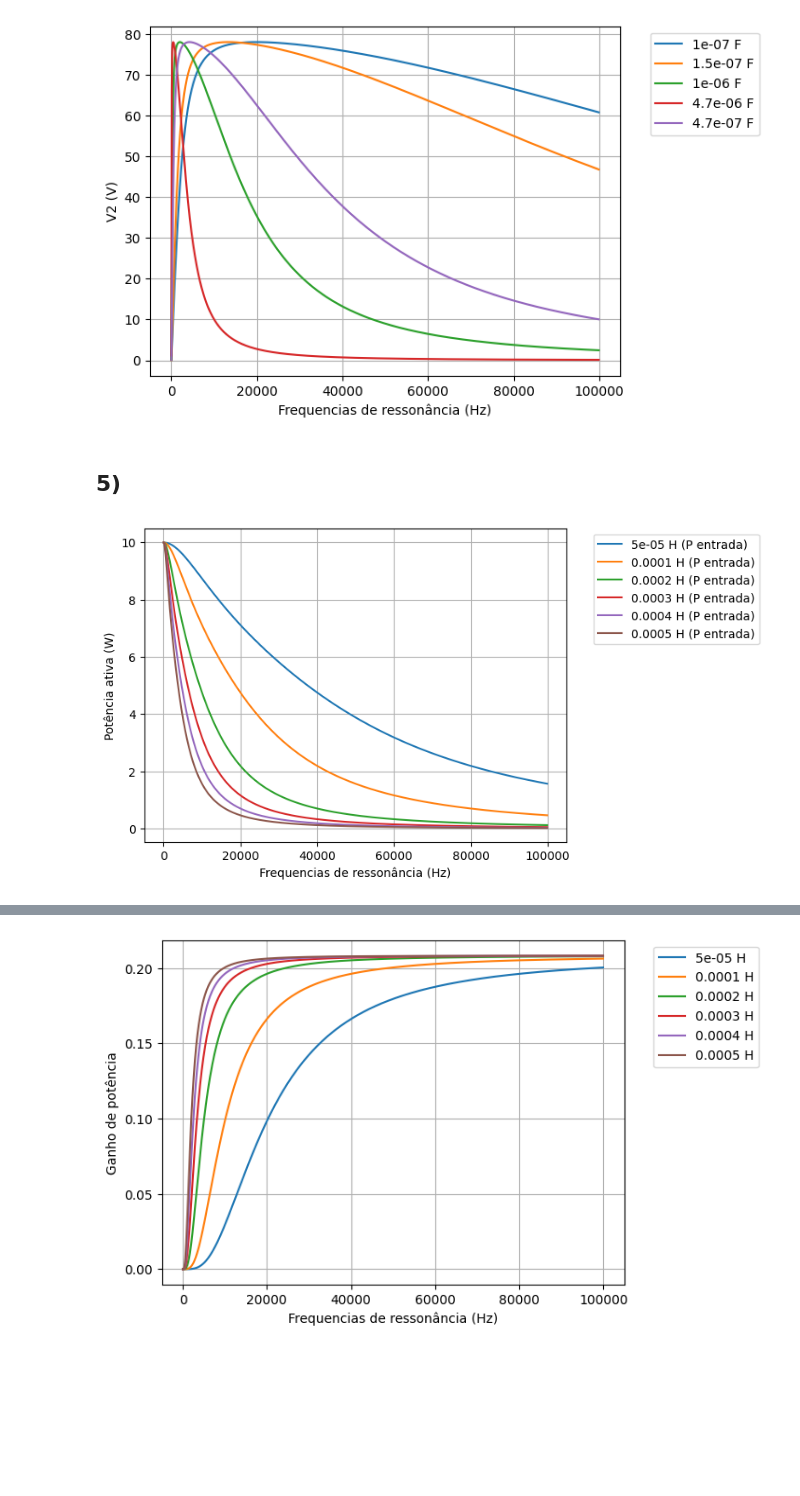
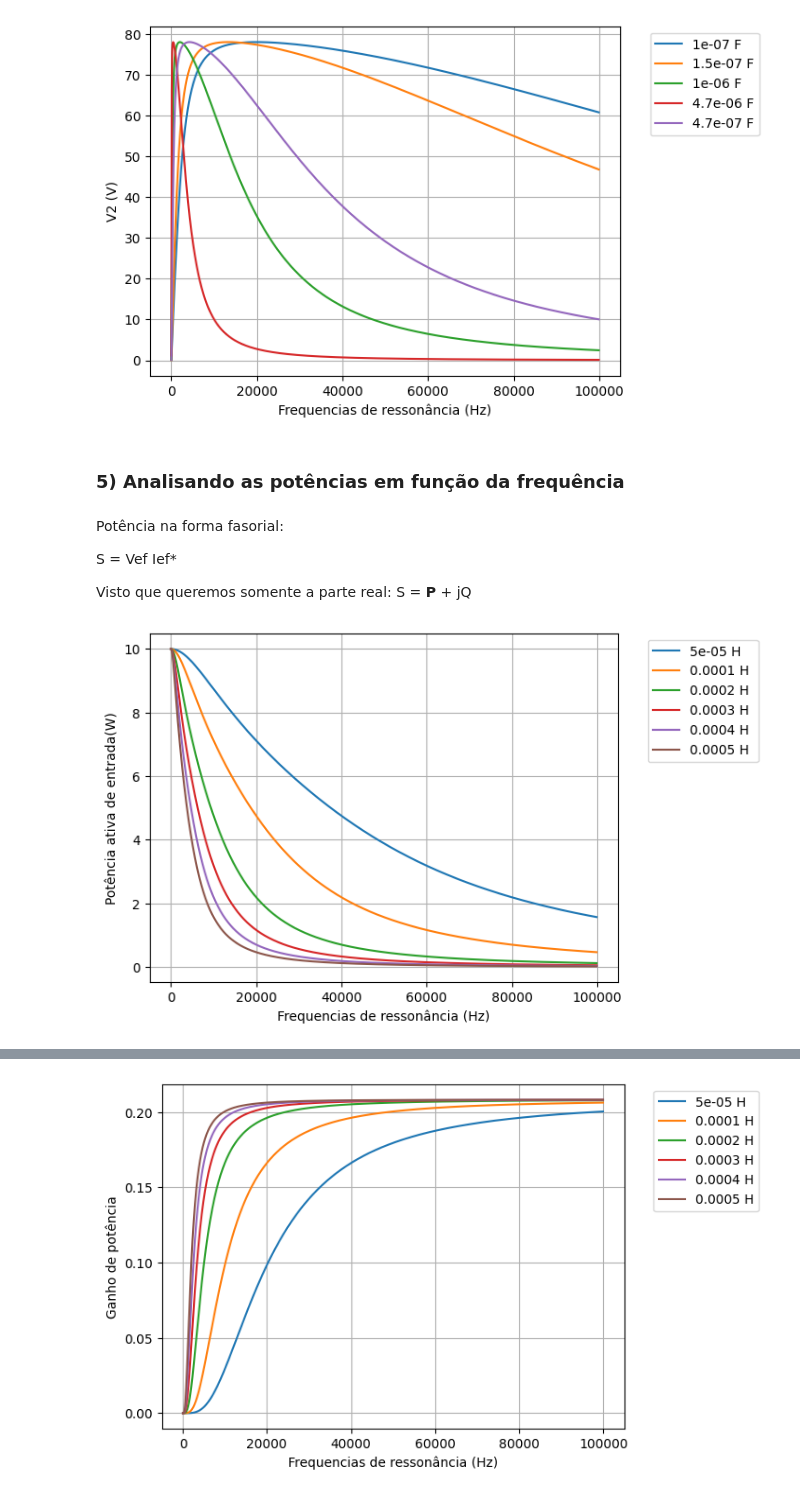
Before and after one commit to brunameinberg/projetoeletromag, a Jupyter notebook: projeto_eletromag_v1.ipynb, the cells around one changed output, grey strips where cells are left out. Drawn from its saved outputs; the diff is of its cells as text; code cells hidden in the pictures; blank space fills up the shorter version.

```diff
--- a/projeto_eletromag_v1.ipynb
+++ b/projeto_eletromag_v1.ipynb
@@ -46,27 +52,0 @@ w_reson = 1/sqrt(L1*C1)
-# %%
-#Depois vamos calcular as impedâncias equivalentes da bobina 1
-XC1 = 1 /(1j*w*C1)
-XL1 = 1j*w*L1
-ZeqB1 = R1 + XC1 + L1
-# %%
-#BOBINA 2
-C2 = 1e-5
-Rc = 400
-L2 = 2e-5
-R2 = 5
-
-XC2 = 1 /(1j*w*C2)
-XL2 = 1j*w*L2
-
-#porém agora a impedância equivalente será calculada levando em conta que o capacitor C2 está em paralelo com o resistor Rc
-ZeqC2RC = 1/((1/XC2)+(1/Rc))
-ZeqB2 = R2 + XL2 + ZeqC2RC
-
-Uf = 10
-
-
-k = 0.6
-M = k * sqrt(L1*L2)
-
-1/(2*pi*sqrt(L2*C2))
-XL2
@@ -258,6 +265,13 @@ plt.show()
 78.00173249920536
 78.01360699819247
 [figure]
-# %% [markdown]
-## 5)
+# %% [markdown]
+### 5) Analisando as potências em função da frequência
+# %% [markdown]
+Potência na forma fasorial: </br>
+
+S = Vef Ief* </br>
+
+Visto que queremos somente a parte real: </br>
+S = **P** + jQ
 # %%
@@ -296,24 +306,24 @@ def potencia_real(L, fr):
 # %%
 #plotando os gráficos
 In_lis2 = [[],[],[],[],[],[]]
 In_lis3 = [[],[],[],[],[],[]]
 for L in indutancias:
         for fr in freq_reson:
             In_lis2[indutancias.index(L)].append(abs(potencia_real(L,fr)[0]))
 
 
 
 for i in range(0,6):
-    plt.plot(freq_reson,In_lis2[i],label=f'{indutancias[i]} H (P entrada)')
+    plt.plot(freq_reson,In_lis2[i],label=f'{indutancias[i]} H ')
 
 
 plt.legend(bbox_to_anchor=(1.05, 1),loc='upper left')
 plt.xlabel('Frequencias de ressonância (Hz)')
-plt.ylabel('Potência ativa (W)')
+plt.ylabel('Potência ativa de entrada(W)')
 plt.grid()
 plt.show()
 # %% [output]
-[figure, old version]
+[figure, new version]
 # %%
 In_lis7 = [[],[],[],[],[],[]]
 
```
Also changed, not shown: parts of 22 cells of this notebook, 1 other file.
